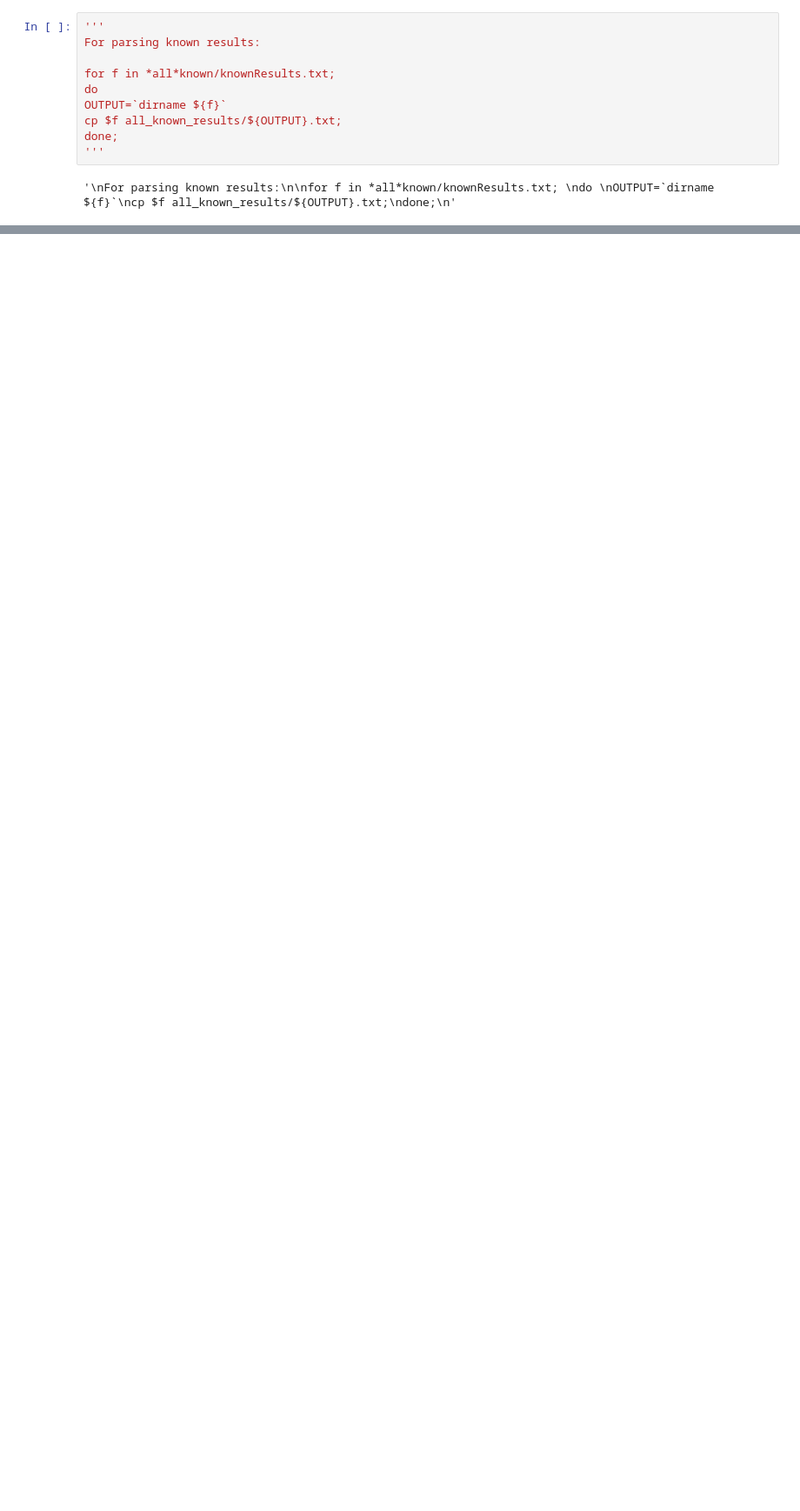
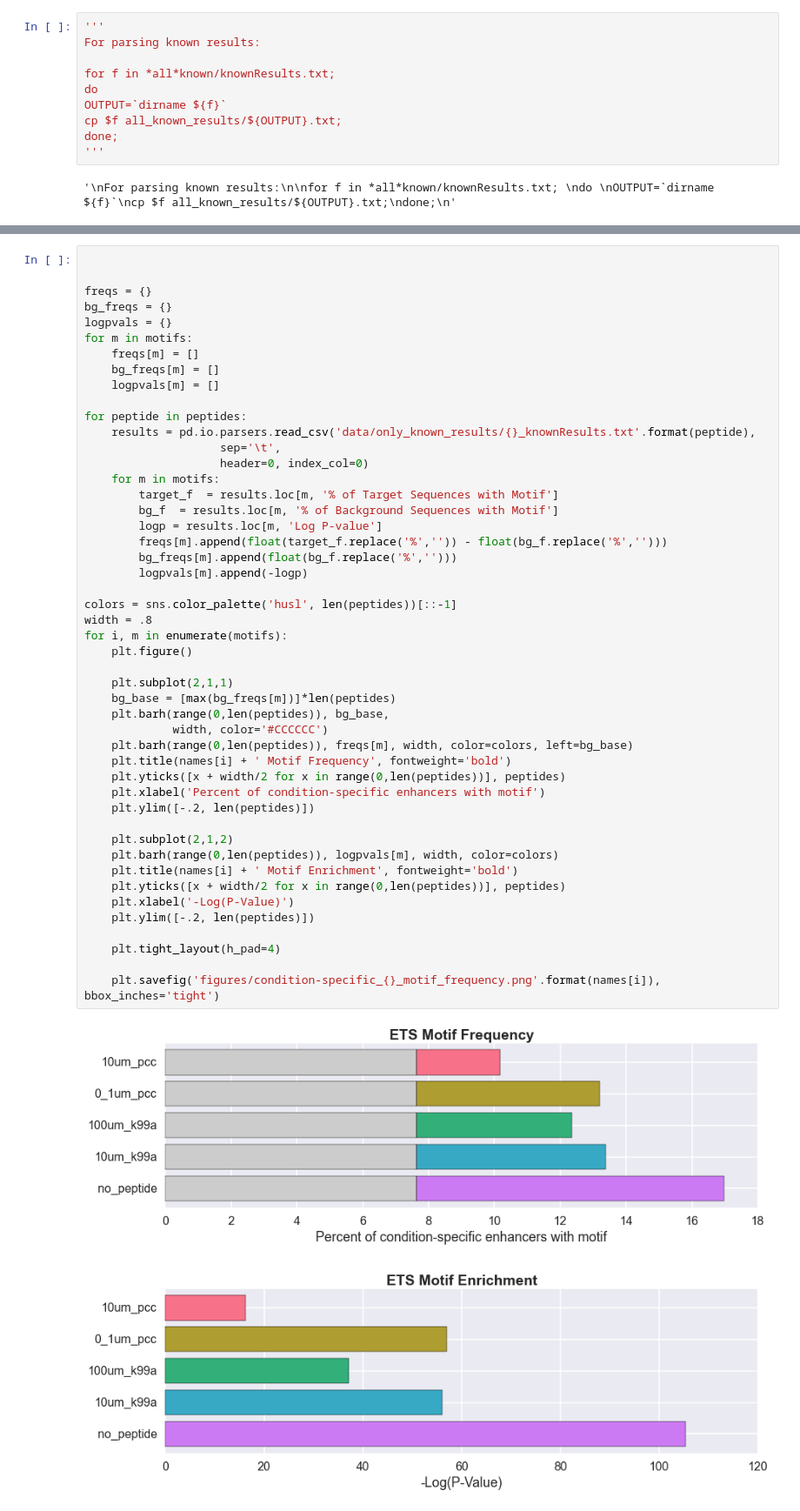
Before and after one commit to karmel/and-tcr-affinity, a Jupyter notebook: andtcr/motifs/enhancers_me2_and.ipynb, the cells around one changed output, grey strips where cells are left out. Shown: that part at 87% size. Cells and saved outputs as stored; diff of their text form; blank space fills up the shorter version.

```diff
--- a/andtcr/motifs/enhancers_me2_and.ipynb
+++ b/andtcr/motifs/enhancers_me2_and.ipynb
@@ -147,3 +151,53 @@ for i, m in enumerate(motifs):
 [figure]
 [figure]
 [figure]
+# %%
+
+
+freqs = {}
+bg_freqs = {}
+logpvals = {}
+for m in motifs:
+    freqs[m] = []
+    bg_freqs[m] = []
+    logpvals[m] = []
+
+for peptide in peptides:
+    results = pd.io.parsers.read_csv('data/only_known_results/{}_knownResults.txt'.format(peptide),
+                    sep='\t',
+                    header=0, index_col=0)
+    for m in motifs:
+        target_f  = results.loc[m, '% of Target Sequences with Motif']
+        bg_f  = results.loc[m, '% of Background Sequences with Motif']
+        logp = results.loc[m, 'Log P-value']
+        freqs[m].append(float(target_f.replace('%','')) - float(bg_f.replace('%','')))
+        bg_freqs[m].append(float(bg_f.replace('%','')))
+        logpvals[m].append(-logp)
+
+colors = sns.color_palette('husl', len(peptides))[::-1]
+width = .8
+for i, m in enumerate(motifs):
+    plt.figure()
+
+    plt.subplot(2,1,1)
+    bg_base = [max(bg_freqs[m])]*len(peptides)
+    plt.barh(range(0,len(peptides)), bg_base,
+             width, color='#CCCCCC')
+    plt.barh(range(0,len(peptides)), freqs[m], width, color=colors, left=bg_base)
+    plt.title(names[i] + ' Motif Frequency', fontweight='bold')
+    plt.yticks([x + width/2 for x in range(0,len(peptides))], peptides)
+    plt.xlabel('Percent of condition-specific enhancers with motif')
+    plt.ylim([-.2, len(peptides)])
+
+    plt.subplot(2,1,2)
+    plt.barh(range(0,len(peptides)), logpvals[m], width, color=colors)
+    plt.title(names[i] + ' Motif Enrichment', fontweight='bold')
+    plt.yticks([x + width/2 for x in range(0,len(peptides))], peptides)
+    plt.xlabel('-Log(P-Value)')
+    plt.ylim([-.2, len(peptides)])
+
+    plt.tight_layout(h_pad=4)
+
+    plt.savefig('figures/condition-specific_{}_motif_frequency.png'.format(names[i]), bbox_inches='tight')
+# %% [output]
+[figure, added]
```
Also changed, not shown: parts of 4 cells of this notebook, 31 other files.
